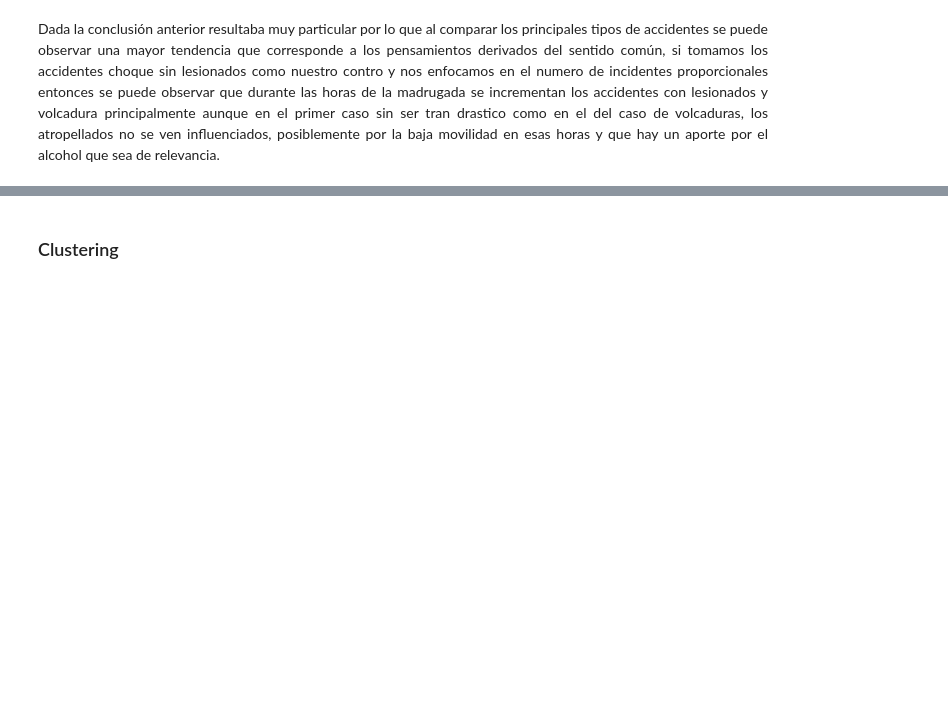
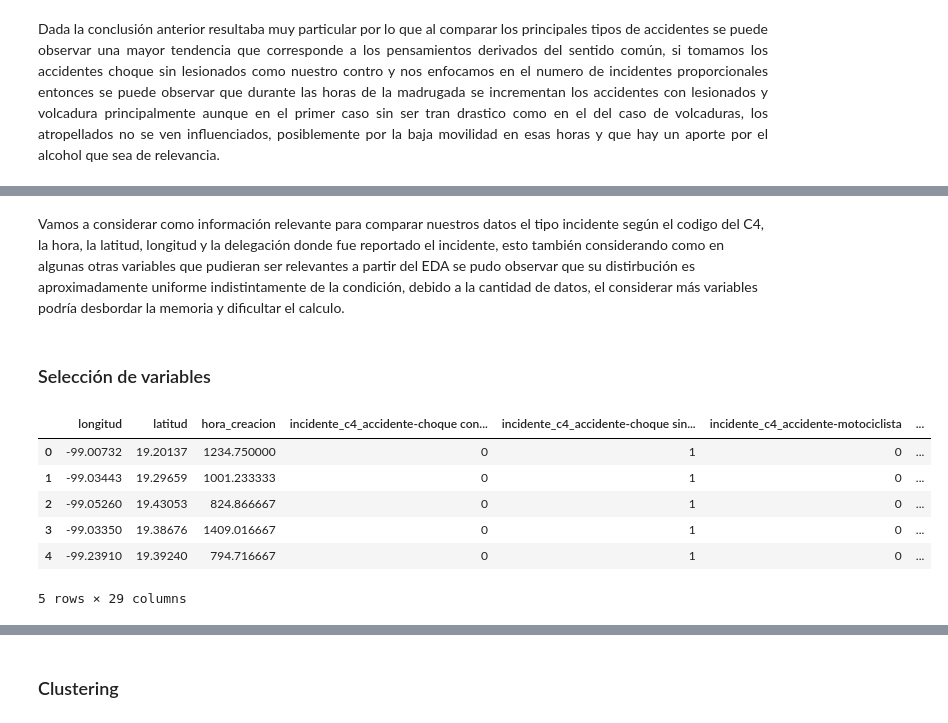
Before and after one commit to Palacios-F/Proyecto_CDIN, a Jupyter notebook: CODE/Proyecto.ipynb, the cells around one changed output, grey strips where cells are left out. Drawn from its saved outputs; the diff is of its cells as text; code cells hidden in the pictures; blank space fills up the shorter version.

```diff
--- a/CODE/Proyecto.ipynb
+++ b/CODE/Proyecto.ipynb
@@ -279,0 +287,42 @@ Dada la conclusión anterior resultaba muy particular por lo que al comparar los
+# %%
+incidentes = insight5[:5].index.to_list()
+# %%
+new_data = pd.concat([data[data['incidente_c4'] == i] for i in incidentes])
+new_data.reset_index(inplace = True)
+# %% [markdown]
+Vamos a considerar como información relevante para comparar nuestros datos el tipo incidente según el codigo del C4, la hora, la latitud, longitud y la delegación donde fue reportado el incidente, esto también considerando como en algunas otras variables que pudieran ser relevantes a partir del EDA se pudo observar que su distirbución es aproximadamente uniforme indistintamente de la condición, debido a la cantidad de datos, el considerar más variables podría desbordar la memoria y dificultar el calculo.
+# %% [markdown]
+### Selección de variables
+# %%
+### Variables de importancia
+cols = ['longitud','latitud','hora_creacion','incidente_c4','delegacion_inicio','codigo_cierre']
+incidentes_mixtos = new_data[cols]
+
+#Variables categoricas
+cols_cat = ['incidente_c4','delegacion_inicio','codigo_cierre']
+
+#Variables continuas
+cols_cont = ['longitud','latitud','hora_creacion']
+# %%
+### Creación de variables dummies
+incidentes_dummy = pd.get_dummies(incidentes_mixtos[cols_cat[0]], prefix = cols_cat[0])
+
+for col in cols_cat[1:]:
+    temp = pd.get_dummies(incidentes_mixtos[col], prefix = col)
+    incidentes_dummy = incidentes_dummy.join(temp)
+
+del temp
+
+col_list_cat_dummy = incidentes_dummy.columns.to_list()
+
+incidentes_mixtos_dummy = incidentes_mixtos [cols_cont].join(incidentes_dummy)
+# %%
+incidentes_mixtos_dummy.head()
+# %% [output]
+|  | longitud | latitud | hora_creacion | incidente_c4_accidente-choque con... | incidente_c4_accidente-choque sin... | incidente_c4_accidente-motociclista | ... |
+| 0 | -99.00732 | 19.20137 | 1234.750000 | 0 | 1 | 0 | ... |
+| 1 | -99.03443 | 19.29659 | 1001.233333 | 0 | 1 | 0 | ... |
+| 2 | -99.05260 | 19.43053 | 824.866667 | 0 | 1 | 0 | ... |
+| 3 | -99.03350 | 19.38676 | 1409.016667 | 0 | 1 | 0 | ... |
+| 4 | -99.23910 | 19.39240 | 794.716667 | 0 | 1 | 0 | ... |
+5 rows × 29 columns
```
Also changed, not shown: parts of 20 cells of this notebook, 1 other file.
